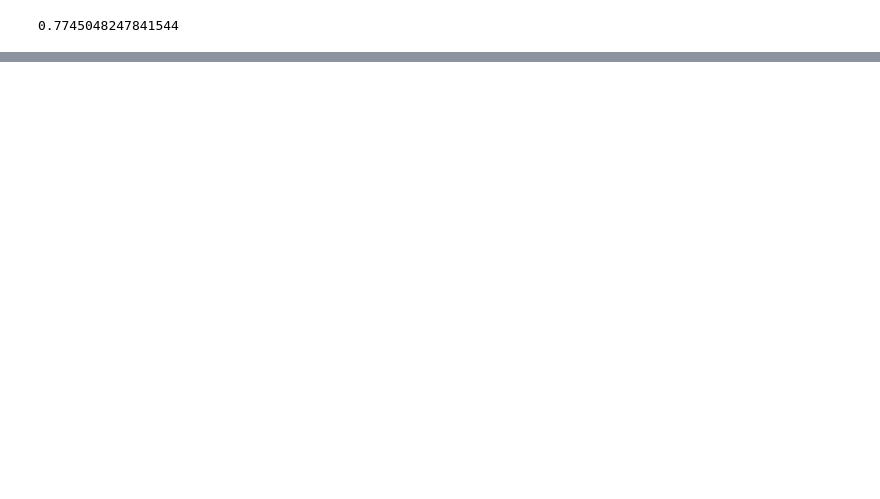
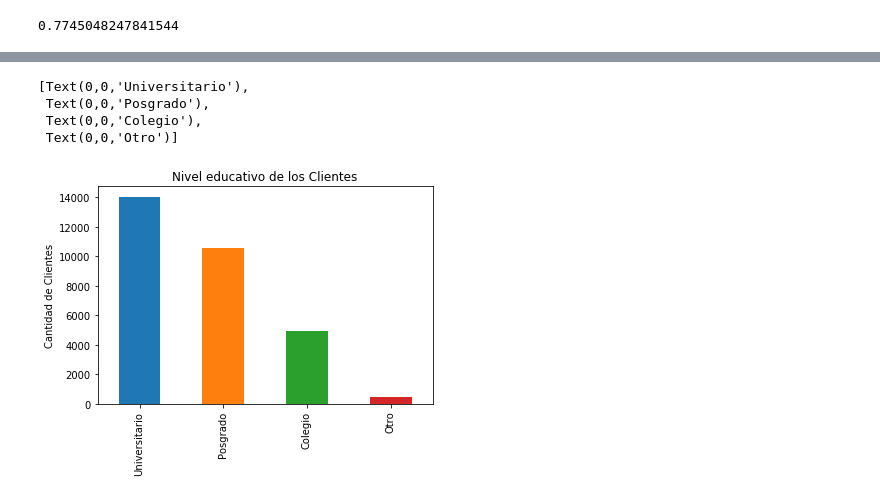
Before and after one commit to KatyaBrenes/Data-Science-Task1, a Jupyter notebook: CreditOne Regression.ipynb, the cells around one changed output, grey strips where cells are left out. Cells and saved outputs as stored; diff of their text form; code cells hidden in the pictures; blank space fills up the shorter version.

```diff
--- a/CreditOne Regression.ipynb
+++ b/CreditOne Regression.ipynb
@@ -911,0 +953,14 @@ accuracy_score(y_test,predSGD)
+# %%
+Educ_plot = rawData["EDUCATION"].value_counts()
+Educ_plot = Educ_plot.plot(kind='bar')
+
+Educ_plot.set_ylabel('Cantidad de Clientes')
+Educ_plot.set_title('Nivel educativo de los Clientes')
+#Educ_plot.set_xticks(10)
+Educ_plot.set_xticklabels( ('Universitario', 'Posgrado','Colegio','Otro') )
+# %% [output]
+[Text(0,0,'Universitario'),
+ Text(0,0,'Posgrado'),
+ Text(0,0,'Colegio'),
+ Text(0,0,'Otro')]
+[figure, added]
```
Also changed, not shown: parts of 10 cells of this notebook.
